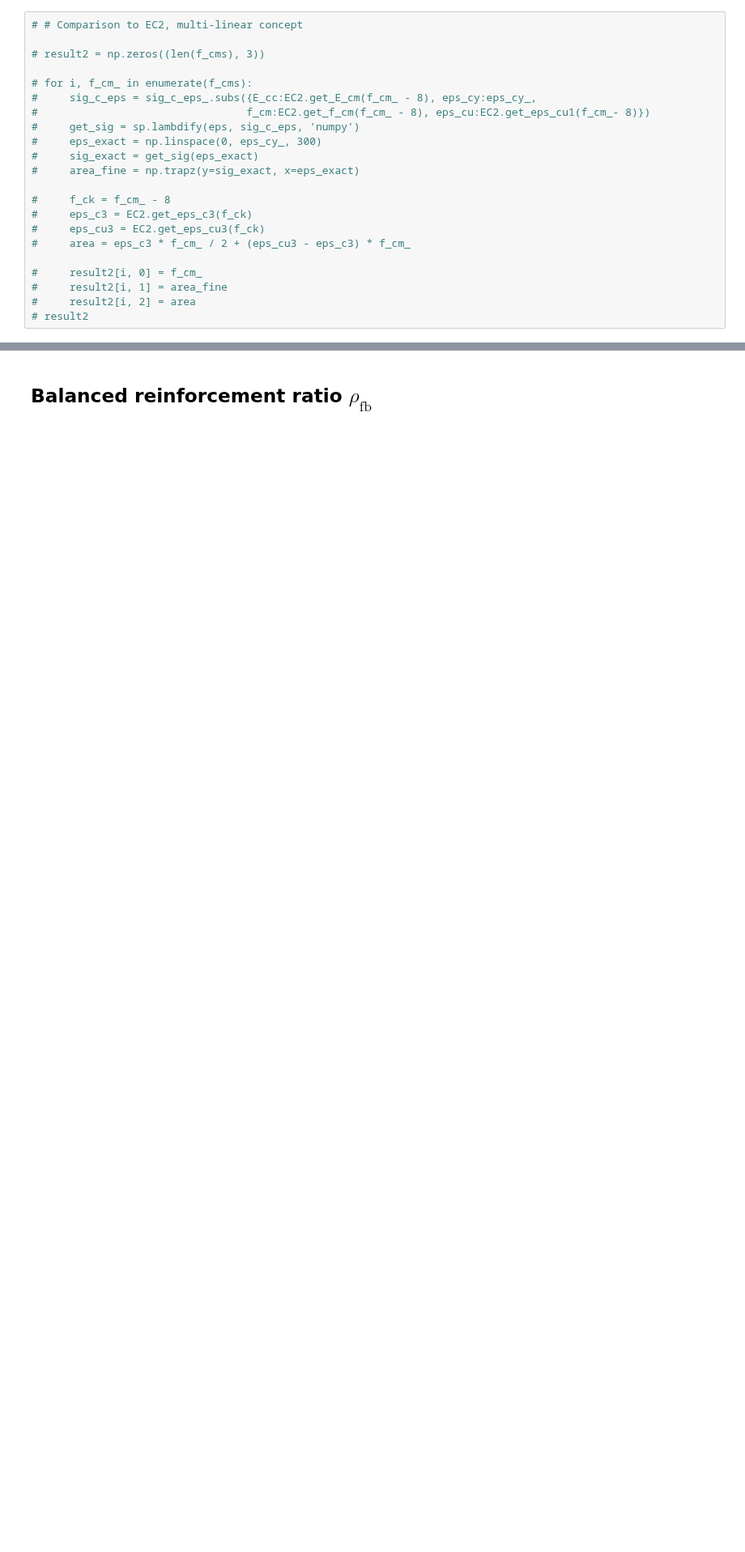
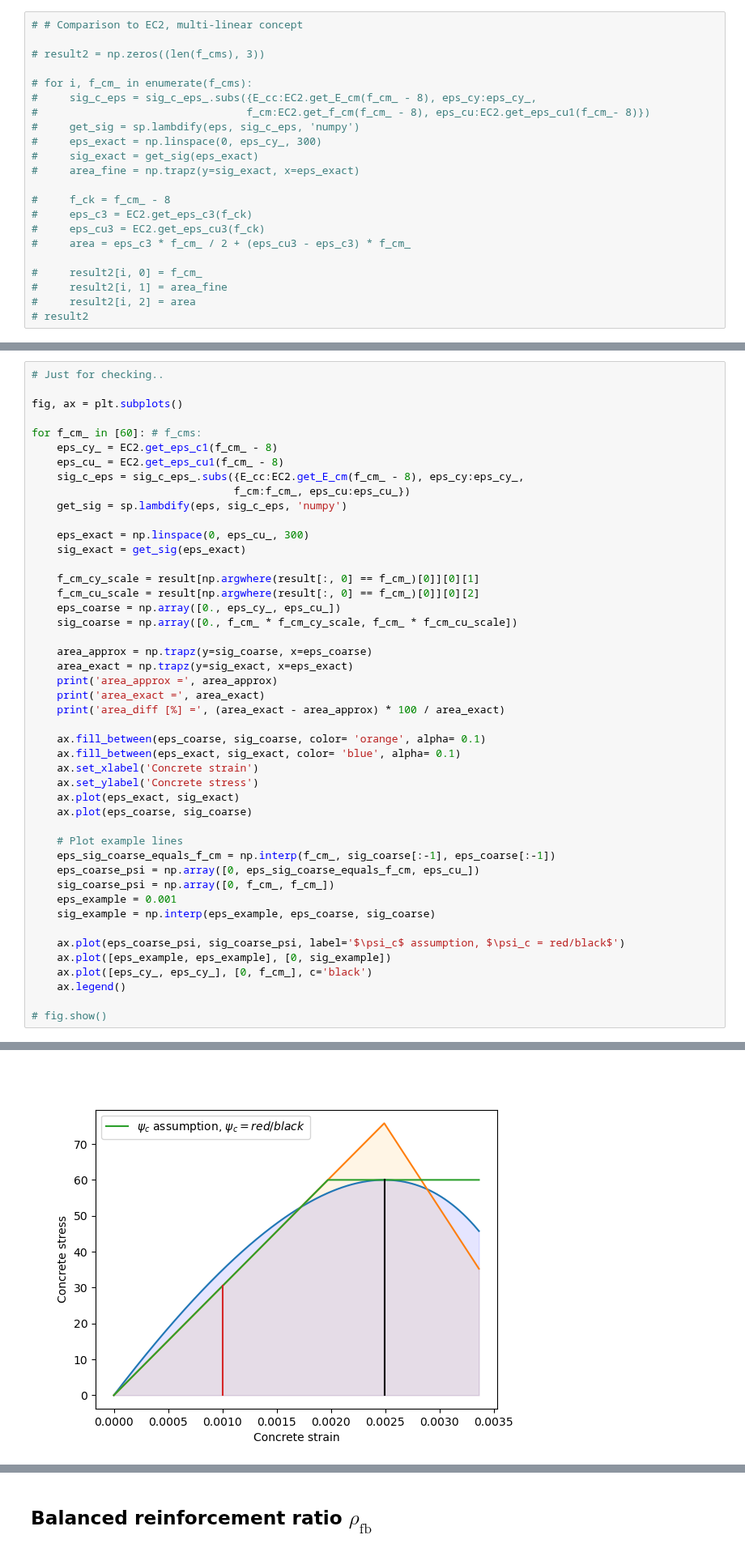
Before and after one commit to rosoba/bmcs_cross_section, a Jupyter notebook: notebooks/mkappa/deriving_rho_fb_and_M_n_with_2_lines_approx.ipynb, the cells around one changed output, grey strips where cells are left out. Shown at 81% size. Drawn from its saved outputs; the diff is of its cells as text; blank space fills up the shorter version.

```diff
--- a/notebooks/mkappa/deriving_rho_fb_and_M_n_with_2_lines_approx.ipynb
+++ b/notebooks/mkappa/deriving_rho_fb_and_M_n_with_2_lines_approx.ipynb
@@ -271,0 +158,47 @@ $\displaystyle \frac{E_{f} d \left(20000000000000000 \varepsilon_{cy} \left(0.00
+# %%
+# Just for checking..
+
+fig, ax = plt.subplots()
+
+for f_cm_ in [60]: # f_cms:
+    eps_cy_ = EC2.get_eps_c1(f_cm_ - 8)
+    eps_cu_ = EC2.get_eps_cu1(f_cm_ - 8)
+    sig_c_eps = sig_c_eps_.subs({E_cc:EC2.get_E_cm(f_cm_ - 8), eps_cy:eps_cy_,
+                                f_cm:f_cm_, eps_cu:eps_cu_})
+    get_sig = sp.lambdify(eps, sig_c_eps, 'numpy')
+
+    eps_exact = np.linspace(0, eps_cu_, 300)
+    sig_exact = get_sig(eps_exact)
+
+    f_cm_cy_scale = result[np.argwhere(result[:, 0] == f_cm_)[0]][0][1]
+    f_cm_cu_scale = result[np.argwhere(result[:, 0] == f_cm_)[0]][0][2]
+    eps_coarse = np.array([0., eps_cy_, eps_cu_])
+    sig_coarse = np.array([0., f_cm_ * f_cm_cy_scale, f_cm_ * f_cm_cu_scale])
+
+    area_approx = np.trapz(y=sig_coarse, x=eps_coarse)
+    area_exact = np.trapz(y=sig_exact, x=eps_exact)
+    print('area_approx =', area_approx)
+    print('area_exact =', area_exact)
+    print('area_diff [%] =', (area_exact - area_approx) * 100 / area_exact)
+
+    ax.fill_between(eps_coarse, sig_coarse, color= 'orange', alpha= 0.1)
+    ax.fill_between(eps_exact, sig_exact, color= 'blue', alpha= 0.1)
+    ax.set_xlabel('Concrete strain')
+    ax.set_ylabel('Concrete stress')
+    ax.plot(eps_exact, sig_exact)
+    ax.plot(eps_coarse, sig_coarse)
+
+    # Plot example lines
+    eps_sig_coarse_equals_f_cm = np.interp(f_cm_, sig_coarse[:-1], eps_coarse[:-1])
+    eps_coarse_psi = np.array([0, eps_sig_coarse_equals_f_cm, eps_cu_])
+    sig_coarse_psi = np.array([0, f_cm_, f_cm_])
+    eps_example = 0.001
+    sig_example = np.interp(eps_example, eps_coarse, sig_coarse)
+
+    ax.plot(eps_coarse_psi, sig_coarse_psi, label='$\psi_c$ assumption, $\psi_c = red/black$')
+    ax.plot([eps_example, eps_example], [0, sig_example])
+    ax.plot([eps_cy_, eps_cy_], [0, f_cm_], c='black')
+    ax.legend()
+
+# fig.show()
+# %% [output]
@@ -271,0 +208 @@ $\displaystyle \frac{E_{f} d \left(20000000000000000 \varepsilon_{cy} \left(0.00
+[figure, added]
```
Also changed, not shown: parts of 103 cells of this notebook, 3 other files.
